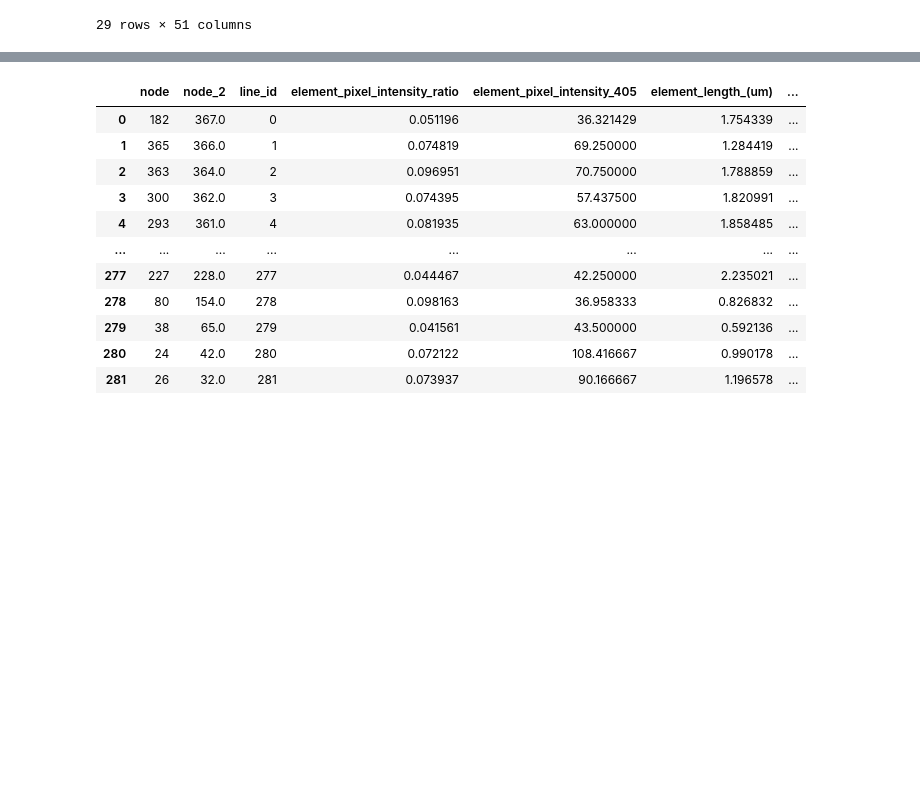
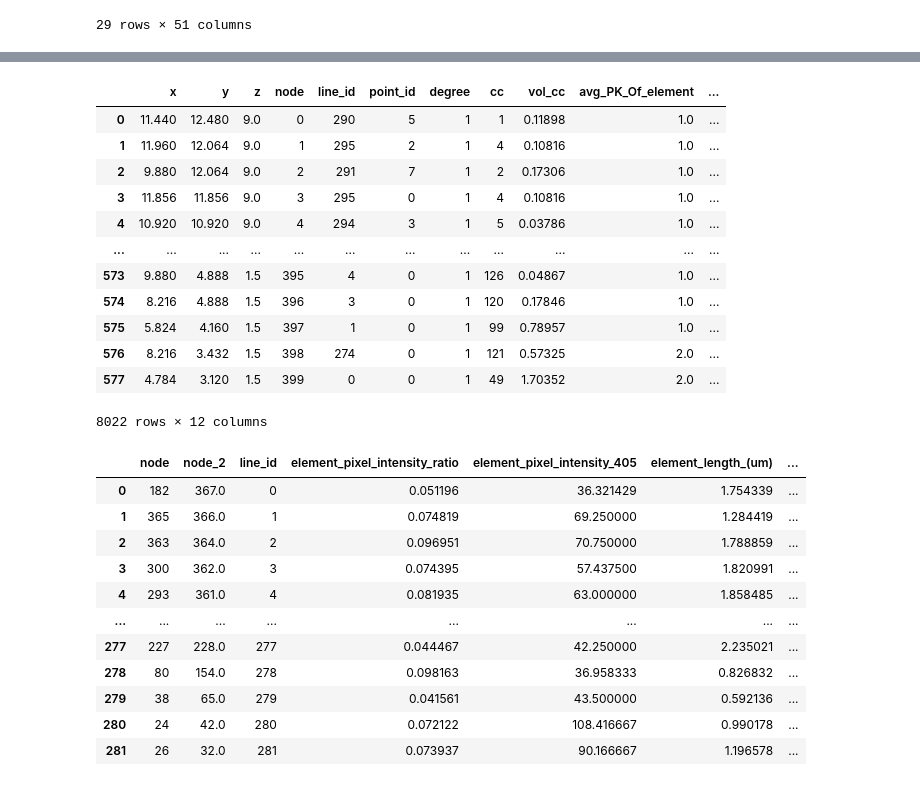
Before and after one commit to NotRithik/Mitochondrial-Function-Prediction, a Jupyter notebook: MLV0.ipynb, the cells around one changed output, grey strips where cells are left out. Saved outputs shown, nothing was run; the diff lists cells and outputs as text; code cells hidden in the pictures; blank space fills up the shorter version.

```diff
--- a/MLV0.ipynb
+++ b/MLV0.ipynb
@@ -115 +118,18 @@ FileNotFoundError: [WinError 3] The system cannot find the path specified: ''
+# %%
+bigN = pd.concat(n)
+bigN
+# %% [output]
+|  | x | y | z | node | line_id | point_id | degree | cc | vol_cc | avg_PK_Of_element | ... |
+| 0 | 11.440 | 12.480 | 9.0 | 0 | 290 | 5 | 1 | 1 | 0.11898 | 1.0 | ... |
+| 1 | 11.960 | 12.064 | 9.0 | 1 | 295 | 2 | 1 | 4 | 0.10816 | 1.0 | ... |
+| 2 | 9.880 | 12.064 | 9.0 | 2 | 291 | 7 | 1 | 2 | 0.17306 | 1.0 | ... |
+| 3 | 11.856 | 11.856 | 9.0 | 3 | 295 | 0 | 1 | 4 | 0.10816 | 1.0 | ... |
+| 4 | 10.920 | 10.920 | 9.0 | 4 | 294 | 3 | 1 | 5 | 0.03786 | 1.0 | ... |
+| ... | ... | ... | ... | ... | ... | ... | ... | ... | ... | ... | ... |
+| 573 | 9.880 | 4.888 | 1.5 | 395 | 4 | 0 | 1 | 126 | 0.04867 | 1.0 | ... |
+| 574 | 8.216 | 4.888 | 1.5 | 396 | 3 | 0 | 1 | 120 | 0.17846 | 1.0 | ... |
+| 575 | 5.824 | 4.160 | 1.5 | 397 | 1 | 0 | 1 | 99 | 0.78957 | 1.0 | ... |
+| 576 | 8.216 | 3.432 | 1.5 | 398 | 274 | 0 | 1 | 121 | 0.57325 | 2.0 | ... |
+| 577 | 4.784 | 3.120 | 1.5 | 399 | 0 | 0 | 1 | 49 | 1.70352 | 2.0 | ... |
+8022 rows × 12 columns
 # %%
```
Also changed, not shown: parts of 3 cells of this notebook, 1 other file.
